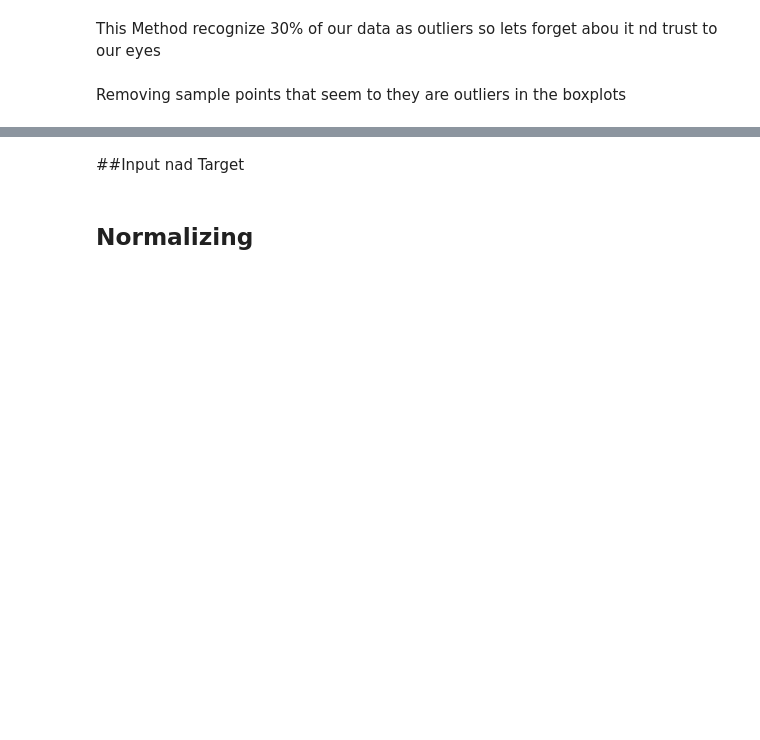
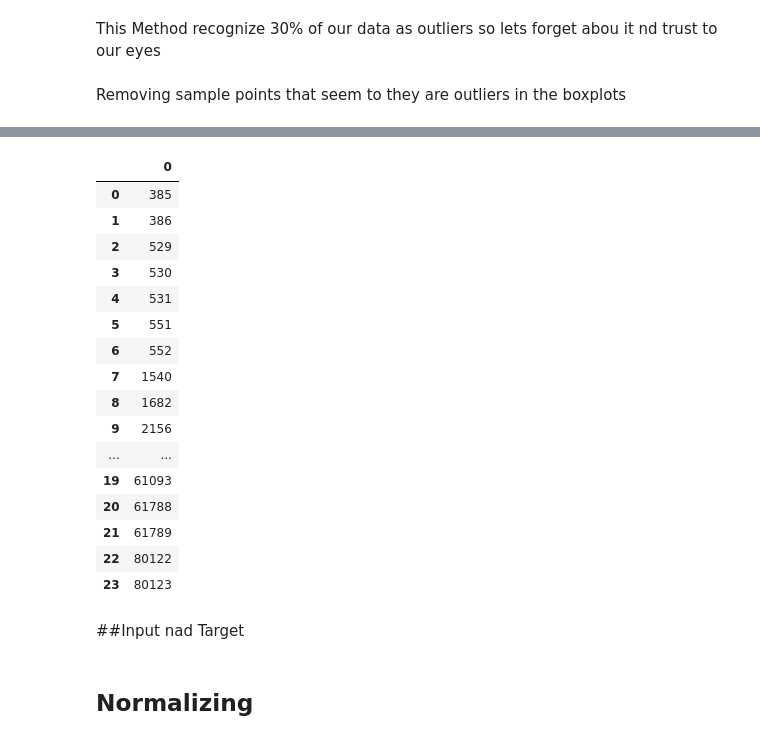
Before and after one commit to sajad95/Heat, a Jupyter notebook: FastCodeImpactofweatherXGB.ipynb, the cells around one changed output, grey strips where cells are left out. Saved outputs shown, nothing was run; the diff lists cells and outputs as text; code cells hidden in the pictures; blank space fills up the shorter version.

```diff
--- a/FastCodeImpactofweatherXGB.ipynb
+++ b/FastCodeImpactofweatherXGB.ipynb
@@ -179,3 +185,26 @@ print(np.where((new_raw_df3_manual['Heating']>110000) & (Heating['predicted for
+# %%
+outliers_Trust_to_eye = (np.where((new_raw_df3_manual['Heating'] > 2.8e7)))
+index_outliers_Trust_to_eye = pd.DataFrame(outliers_Trust_to_eye)
+index_outliers_Trust_to_eye = index_outliers_Trust_to_eye.transpose()
+index_outliers_Trust_to_eye
+# %% [output]
+|  | 0 |
+| 0 | 385 |
+| 1 | 386 |
+| 2 | 529 |
+| 3 | 530 |
+| 4 | 531 |
+| 5 | 551 |
+| 6 | 552 |
+| 7 | 1540 |
+| 8 | 1682 |
+| 9 | 2156 |
+| ... | ... |
+| 19 | 61093 |
+| 20 | 61788 |
+| 21 | 61789 |
+| 22 | 80122 |
+| 23 | 80123 |
 # %% [markdown]
 ##Input nad Target
 # %%
```
Also changed, not shown: parts of 6 cells of this notebook.
